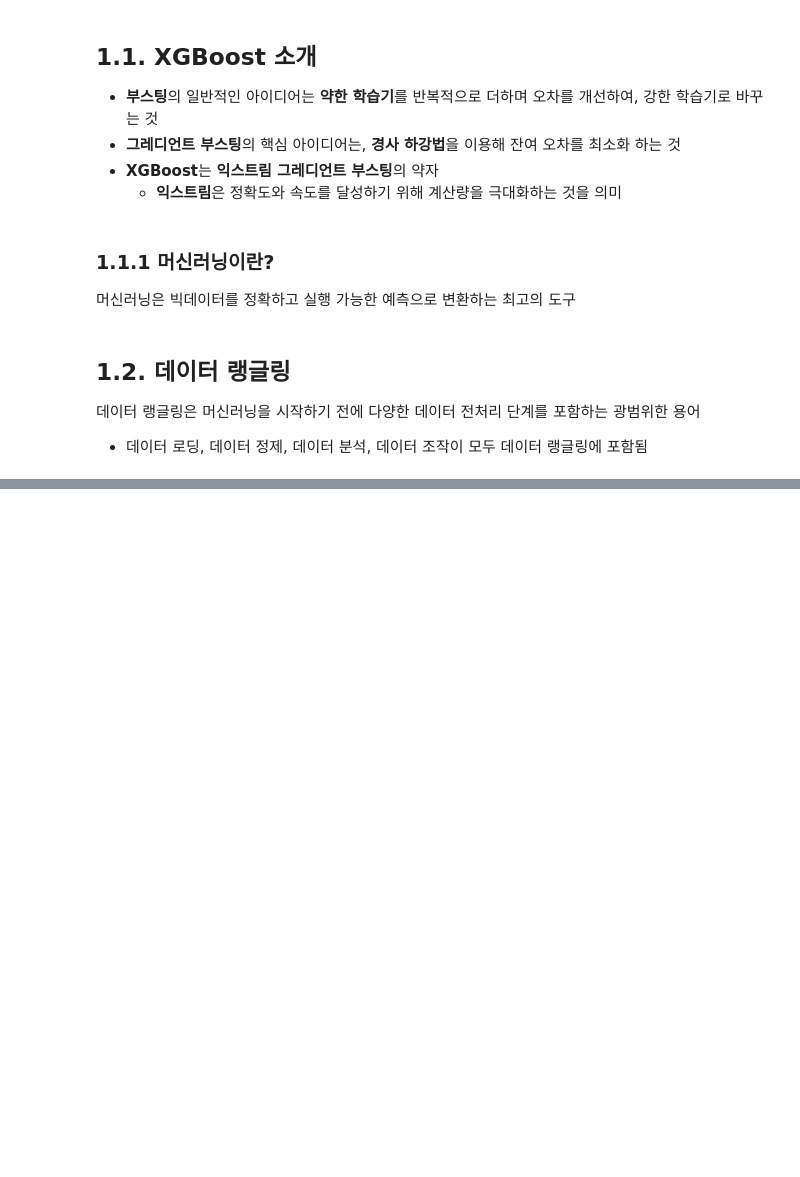
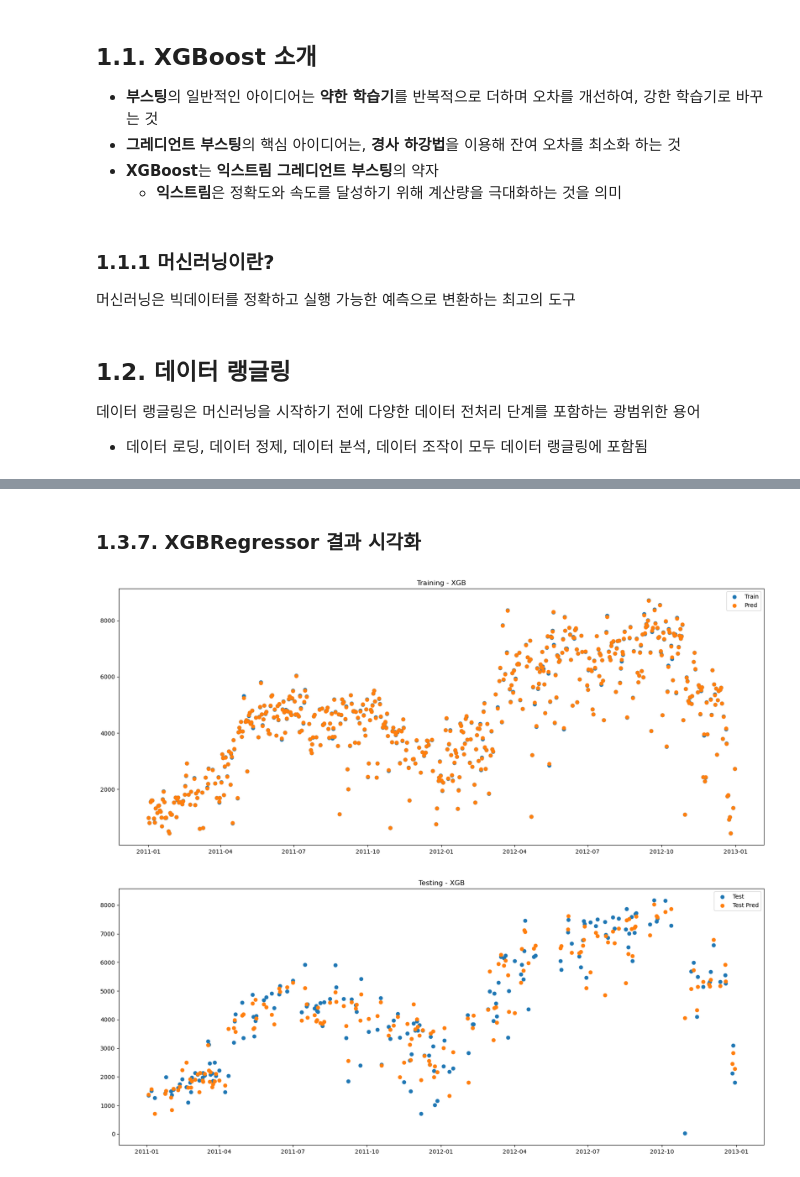
Before and after one commit to jisy2718/ML, a Jupyter notebook: xgboost/Ch01_머신러닝개요/Ch01.머신러닝개요.ipynb, the cells around one changed output, grey strips where cells are left out. Saved outputs shown, nothing was run; the diff lists cells and outputs as text; code cells hidden in the pictures; blank space fills up the shorter version.

```diff
--- a/xgboost/Ch01_머신러닝개요/Ch01.머신러닝개요.ipynb
+++ b/xgboost/Ch01_머신러닝개요/Ch01.머신러닝개요.ipynb
@@ -24,0 +236,4 @@
+# %%
+df_bikes = df_bikes.drop(['registered','casual'],axis=1)
+df_bikes.to_csv('./bike_rentals_cleaned.csv', index=False)
+print('저장 Done')
@@ -24,0 +374,21 @@
+# %% [markdown]
+### 1.3.7. XGBRegressor 결과 시각화
+# %%
+import matplotlib.pyplot as plt
+plt.figure(figsize=(20,8))
+plt.title('Training - XGB')
+plt.scatter(df_bikes.loc[X_train.index,'dteday'], y_train, label='Train')
+plt.scatter(df_bikes.loc[X_train.index,'dteday'], xg_reg.predict(X_train), label='Pred')
+plt.legend()
+
+plt.figure(figsize=(20,8))
+plt.title('Testing - XGB')
+plt.scatter(df_bikes.loc[X_test.index,'dteday'], y_test, label='Test')
+plt.scatter(df_bikes.loc[X_test.index,'dteday'], xg_reg.predict(X_test), label='Test Pred')
+plt.legend()
+
+
+plt.show()
+# %% [output]
+[figure, added]
+[figure, added]
```
Also changed, not shown: parts of 64 cells of this notebook, 2 other files.
